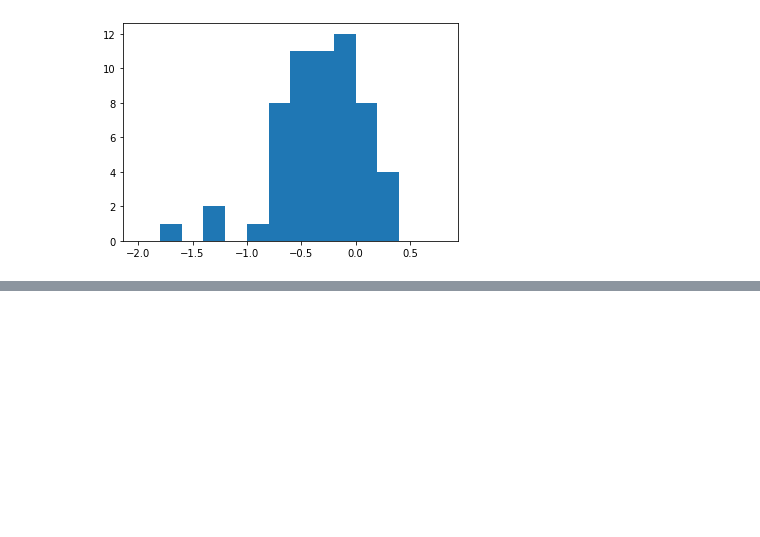
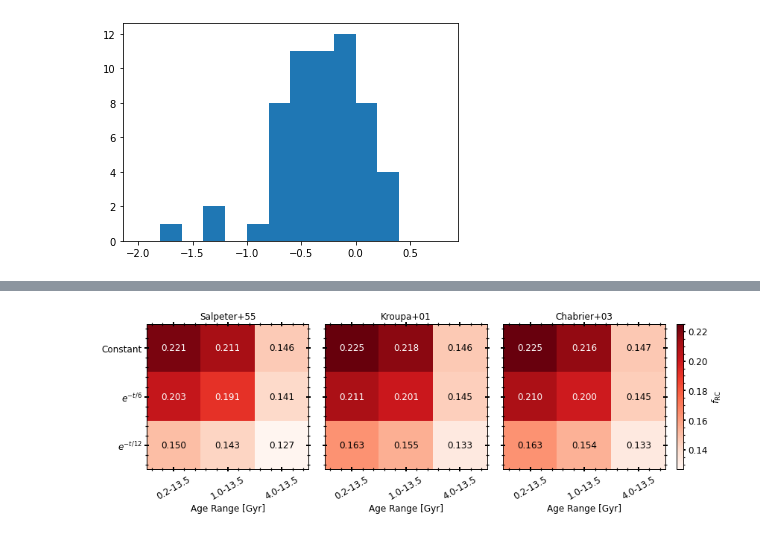
Before and after one commit to MaryumSayeed/ESPRESSO, a Jupyter notebook: scripts/isochrones.ipynb, the cells around one changed output, grey strips where cells are left out. Cells and saved outputs as stored; diff of their text form; code cells hidden in the pictures; blank space fills up the shorter version.

```diff
--- a/scripts/isochrones.ipynb
+++ b/scripts/isochrones.ipynb
@@ -274,3 +390,39 @@ classified = classify_sample(population, temp)
+# %%
+def make_2d_plot(df):
+    from utils import PLOT_PARAMS
+    PLOT_PARAMS()
+        #summary = contamination_summary(classified)
+        #print(v[0], summary["contamination_fraction"])
+    df = df[df.sfh!='old_burst']
+
+    fig, axes = plt.subplots(1, 3, figsize=(13, 3.6), sharey=True)
+    vmin, vmax = df["frac"].min(), df["frac"].max()
+    ages = sorted(df["ages"].unique(), key=lambda s: float(s.split("-")[0]))
+    imf_labels = {'salpeter':"Salpeter+55", 'kroupa':'Kroupa+01', 'chabrier':'Chabrier+03'}
+
+    for ax, imf in zip(axes, IMFS):
+        sub = df[df.imf == imf].pivot_table(index="sfh", columns="ages", values="frac")
+        sub = sub.reindex(index=SFHS, columns=ages)
+        im = ax.imshow(sub.values, cmap="Reds", vmin=vmin, vmax=vmax, aspect="auto")
+        for a in range(sub.shape[0]):
+            for b in range(sub.shape[1]):
+                val = sub.values[a, b]
+                ax.text(b, a, f"{val:.3f}", ha="center", va="center", fontsize=12,
+                        color="w" if val > (vmin + vmax) / 2 else "k")
+        ax.set_xticks(range(len(ages)))
+        ax.set_xticklabels(ages, rotation=30, fontsize=12)
+        ax.set_yticks(range(len(SFHS)))
+        sfh_labels = ["Constant", r"$e^{-t/6}$", r"$e^{-t/12}$"]
+        ax.set_yticklabels(sfh_labels, fontsize=12)
+
+        ax.set_title(imf_labels[imf], fontsize=12)
+        ax.set_xlabel("Age Range [Gyr]", fontsize=12)
+    plt.subplots_adjust(wspace=0.10)
+    cb = fig.colorbar(im, ax=axes,fraction=0.02,pad=0.02)
+    cb.set_label(r"$f_{\rm RC}$", fontsize=12)
+    cb.ax.tick_params(labelsize=12)
+
+#     fig.savefig("../plots/rc_fraction.png", dpi=200, bbox_inches="tight")
 # %%
 
 def contamination_summary(classified):
@@ -307,0 +451,2 @@ contamination_summary(classified)
+# %%
+model_dict = check_models()
@@ -307,0 +471,6 @@ contamination_summary(classified)
+# %%
+model_results = classify_models(model_dict)
+# %%
+make_2d_plot(model_results)
+# %% [output]
+[figure, added]
```
Also changed, not shown: parts of 30 cells of this notebook, 2 other files.
